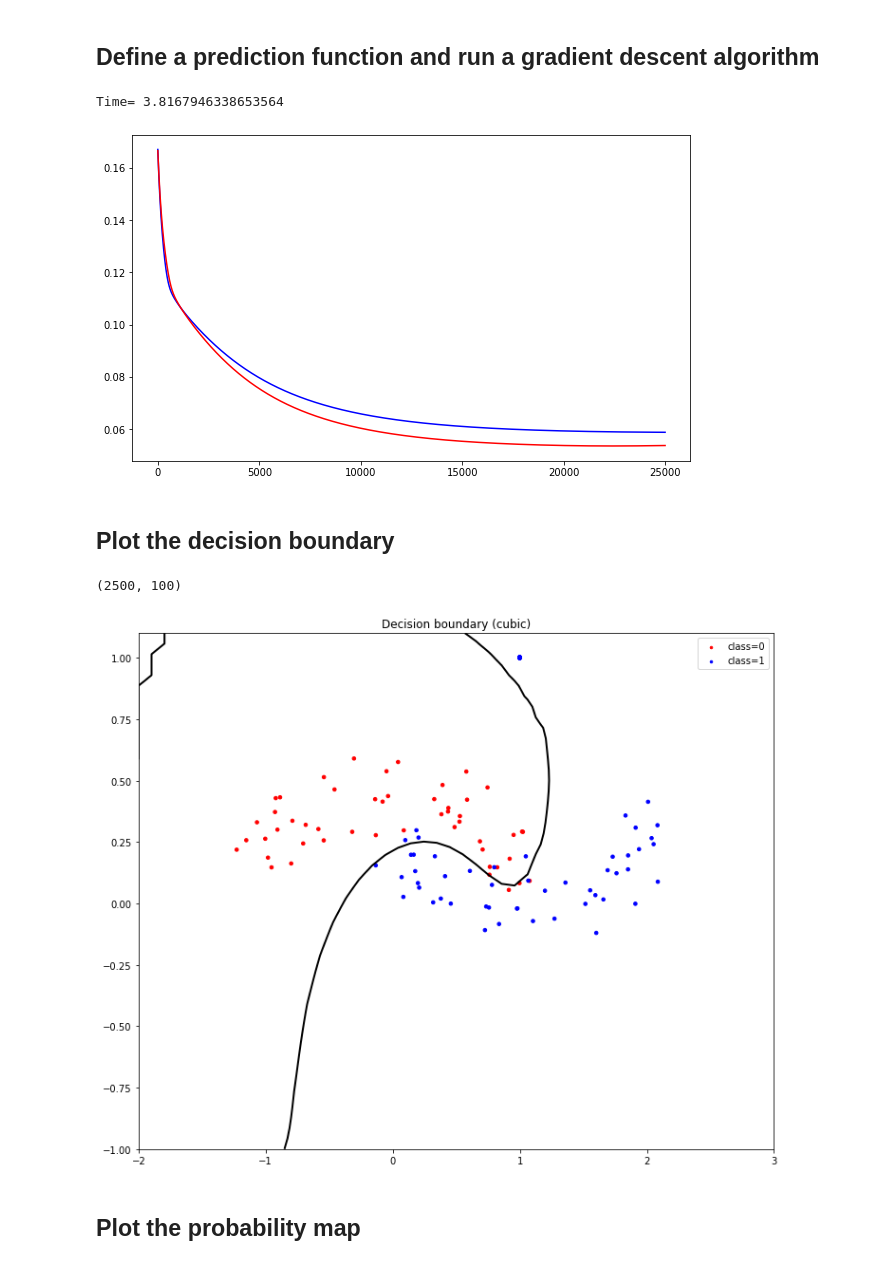
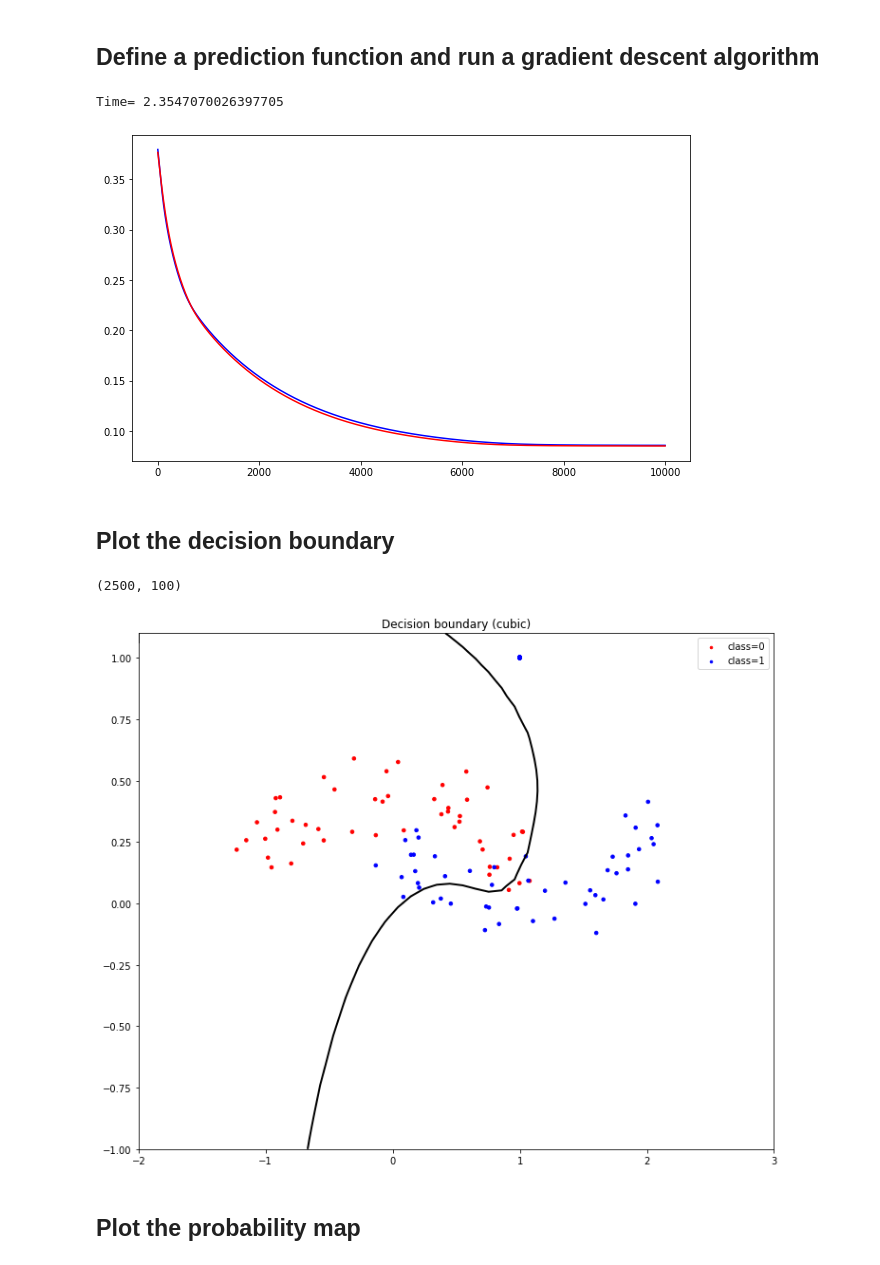
Before and after one commit to kiissy/machine-learning, a Jupyter notebook: Assignment6/assignment-06.ipynb, the cells around one changed output. Saved outputs shown, nothing was run; the diff lists cells and outputs as text; code cells hidden in the pictures.

```diff
--- a/Assignment6/assignment-06.ipynb
+++ b/Assignment6/assignment-06.ipynb
@@ -117,36 +117,36 @@ for i in range(10):
 y_train = data_train[:,2][:,None] # label
 
 # test data
 n_test = data_test.shape[0]
 X_test = np.ones([n_test,100])
 
 num = 0
 for i in range(10):
     for j in range(10):
         X_test[:, num] = (x1_test**i)*(x2_test**j)
         num = num+1
 
 y_test = data_test[:,2][:,None] # label
 
 # run gradient descent algorithm
 start = time.time()
 w_init = np.random.rand(100)[:,None]
 #print(w_init)
-tau = 1e-2; max_iter = 25000; ld=1e-3
+tau = 1e-2; max_iter = 10000; ld=1e-2
 w_train, L_iters_train = grad_desc(X_train,y_train,w_init,tau,max_iter,ld)
 w_test, L_iters_test = grad_desc(X_test,y_test,w_init,tau,max_iter,ld)
 print('Time=',time.time() - start)
 
 # plot
 plt.figure(4, figsize=(10,6))
 plt.plot(np.array(range(max_iter)), L_iters_train, c='b')
 plt.plot(np.array(range(max_iter)), L_iters_test, c='r')
 # plt.xlabel('Iterations')
 # plt.ylabel('Loss value')
 plt.show()
 # %% [output]
-Time= 3.8167946338653564
+Time= 2.3547070026397705
-[figure, old version]
+[figure, new version]
 # %% [markdown]
 ## Plot the decision boundary
 # %%
@@ -177,7 +177,7 @@ plt.title('Decision boundary (cubic)')
 plt.show()
 # %% [output]
 (2500, 100)
-[figure, old version]
+[figure, new version]
 # %% [markdown]
 ## Plot the probability map
 # %%
```
Also changed, not shown: parts of 3 cells of this notebook.
